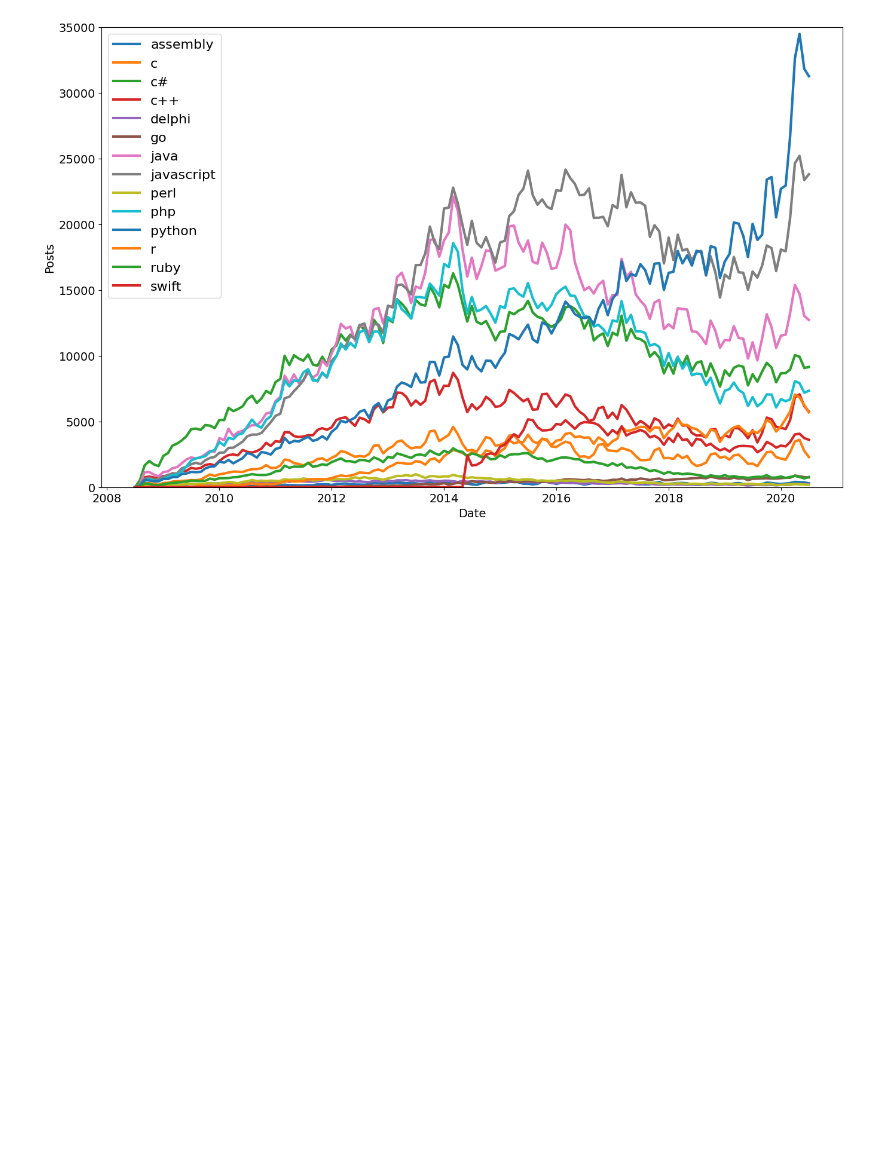
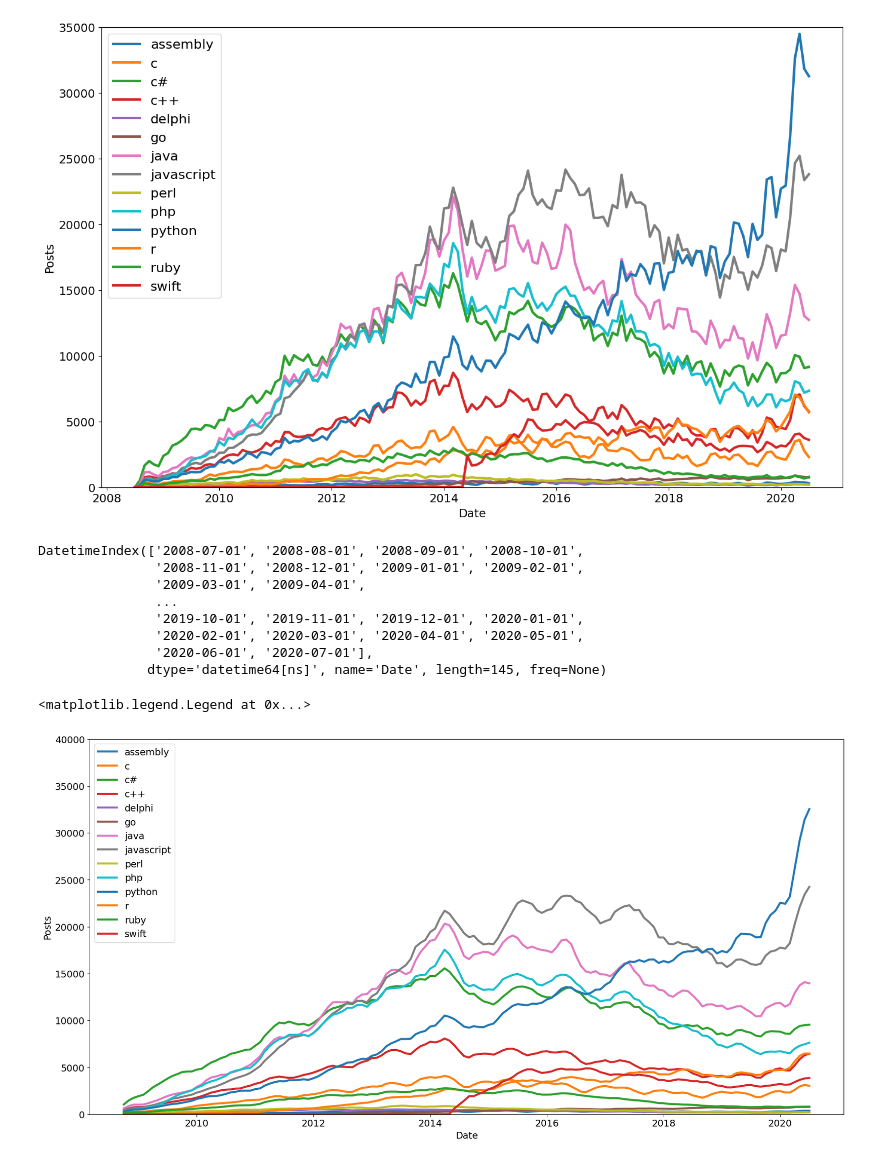
Before and after one commit to shane-221/100_days_of_python, a Jupyter notebook: 73_Day_73_Data Visualisation/Main.ipynb, the cells around one changed output. Saved outputs shown, nothing was run; the diff lists cells and outputs as text; code cells hidden in the pictures; blank space fills up the shorter version.

```diff
--- a/73_Day_73_Data Visualisation/Main.ipynb
+++ b/73_Day_73_Data Visualisation/Main.ipynb
@@ -134,3 +139,43 @@ plt.legend(fontsize=16)
 # %% [output]
 <matplotlib.legend.Legend at 0x...>
 [figure]
+# %%
+# Time series data can eb noisy with lots of spikes. So we can smooth out the data:
+  # You can take a rolling mean -- this is where we afverage 6 to 12 of the numbers. Use the rolling() and mean() functions.
+
+
+roll_df = pivoted_dataset.rolling(window=4).mean()
+print(roll_df.index)
+# Get the size of the figure:
+plt.figure(figsize=(20, 10))
+
+# Control the size of the x and Y ticks:
+plt.xticks(fontsize=14)
+plt.yticks(fontsize= 14)
+
+# Control the labels:
+plt.xlabel("Date", fontsize= 14)
+plt.ylabel("Posts", fontsize = 14)
+
+# X and Y limits:
+plt.ylim(0,40000)
+
+# Fopr loop for the actual graph
+for column in roll_df.columns:
+  plt.plot(roll_df.index,
+          roll_df[column],
+          linewidth =3,
+          label = roll_df[column].name )
+    # The legend sizing
+plt.legend(fontsize= 14)
+# %% [output]
+DatetimeIndex(['2008-07-01', '2008-08-01', '2008-09-01', '2008-10-01',
+               '2008-11-01', '2008-12-01', '2009-01-01', '2009-02-01',
+               '2009-03-01', '2009-04-01',
+               ...
+               '2019-10-01', '2019-11-01', '2019-12-01', '2020-01-01',
+               '2020-02-01', '2020-03-01', '2020-04-01', '2020-05-01',
+               '2020-06-01', '2020-07-01'],
+              dtype='datetime64[ns]', name='Date', length=145, freq=None)
+<matplotlib.legend.Legend at 0x...>
+[figure, added]
```
Also changed, not shown: parts of 3 cells of this notebook.
